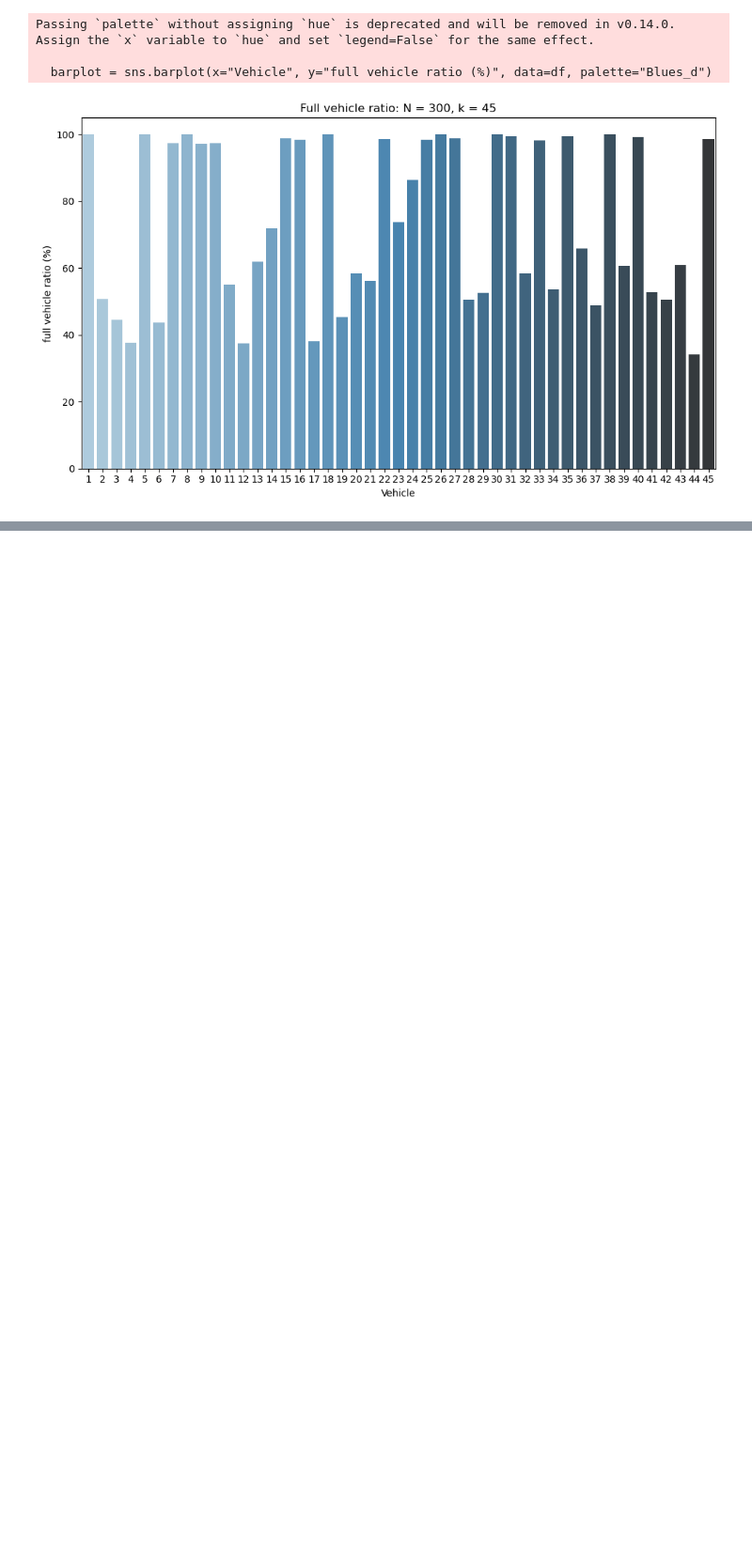
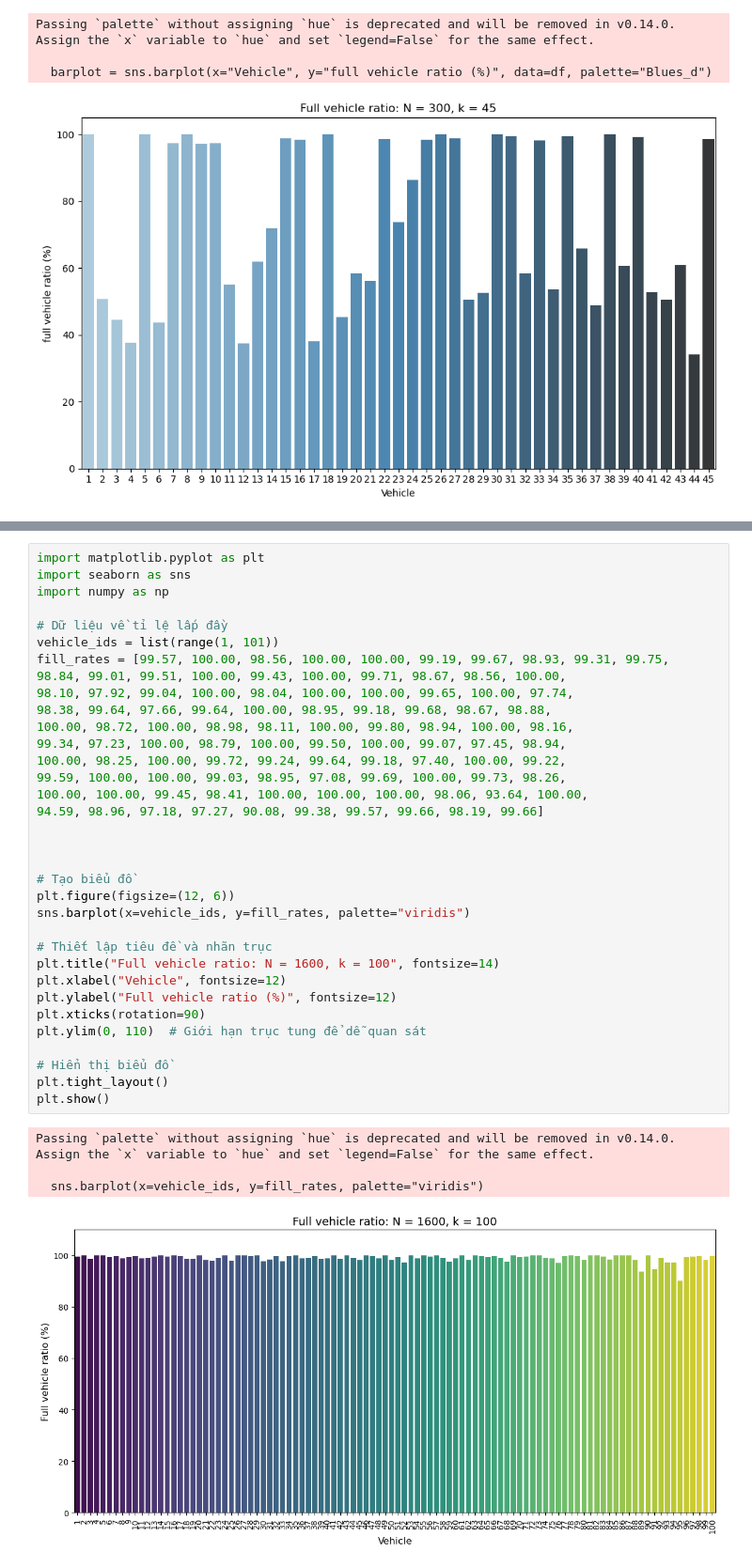
Before and after one commit to trungphandinh/Group-19_Optimization, a Jupyter notebook: Inputs/Input_testing.ipynb, the cells around one changed output, grey strips where cells are left out. Shown at 94% size. Saved outputs shown, nothing was run; the diff lists cells and outputs as text; blank space fills up the shorter version.

```diff
--- a/Inputs/Input_testing.ipynb
+++ b/Inputs/Input_testing.ipynb
@@ -1359,0 +1669,39 @@ Passing `palette` without assigning `hue` is deprecated and will be removed in v
+# %%
+import matplotlib.pyplot as plt
+import seaborn as sns
+import numpy as np
+
+# Dữ liệu về tỉ lệ lấp đầy
+vehicle_ids = list(range(1, 101))
+fill_rates = [99.57, 100.00, 98.56, 100.00, 100.00, 99.19, 99.67, 98.93, 99.31, 99.75,
+98.84, 99.01, 99.51, 100.00, 99.43, 100.00, 99.71, 98.67, 98.56, 100.00,
+98.10, 97.92, 99.04, 100.00, 98.04, 100.00, 100.00, 99.65, 100.00, 97.74,
+98.38, 99.64, 97.66, 99.64, 100.00, 98.95, 99.18, 99.68, 98.67, 98.88,
+100.00, 98.72, 100.00, 98.98, 98.11, 100.00, 99.80, 98.94, 100.00, 98.16,
+99.34, 97.23, 100.00, 98.79, 100.00, 99.50, 100.00, 99.07, 97.45, 98.94,
+100.00, 98.25, 100.00, 99.72, 99.24, 99.64, 99.18, 97.40, 100.00, 99.22,
+99.59, 100.00, 100.00, 99.03, 98.95, 97.08, 99.69, 100.00, 99.73, 98.26,
+100.00, 100.00, 99.45, 98.41, 100.00, 100.00, 100.00, 98.06, 93.64, 100.00,
+94.59, 98.96, 97.18, 97.27, 90.08, 99.38, 99.57, 99.66, 98.19, 99.66]
+
+
+
+# Tạo biểu đồ
+plt.figure(figsize=(12, 6))
+sns.barplot(x=vehicle_ids, y=fill_rates, palette="viridis")
+
+# Thiết lập tiêu đề và nhãn trục
+plt.title("Full vehicle ratio: N = 1600, k = 100", fontsize=14)
+plt.xlabel("Vehicle", fontsize=12)
+plt.ylabel("Full vehicle ratio (%)", fontsize=12)
+plt.xticks(rotation=90)
+plt.ylim(0, 110)  # Giới hạn trục tung để dễ quan sát
+
+# Hiển thị biểu đồ
+plt.tight_layout()
+plt.show()
+# %% [output]
+Passing `palette` without assigning `hue` is deprecated and will be removed in v0.14.0. Assign the `x` variable to `hue` and set `legend=False` for the same effect.
+
+  sns.barplot(x=vehicle_ids, y=fill_rates, palette="viridis")
+[figure, added]
```
Also changed, not shown: parts of 15 cells of this notebook, 14 other files.
